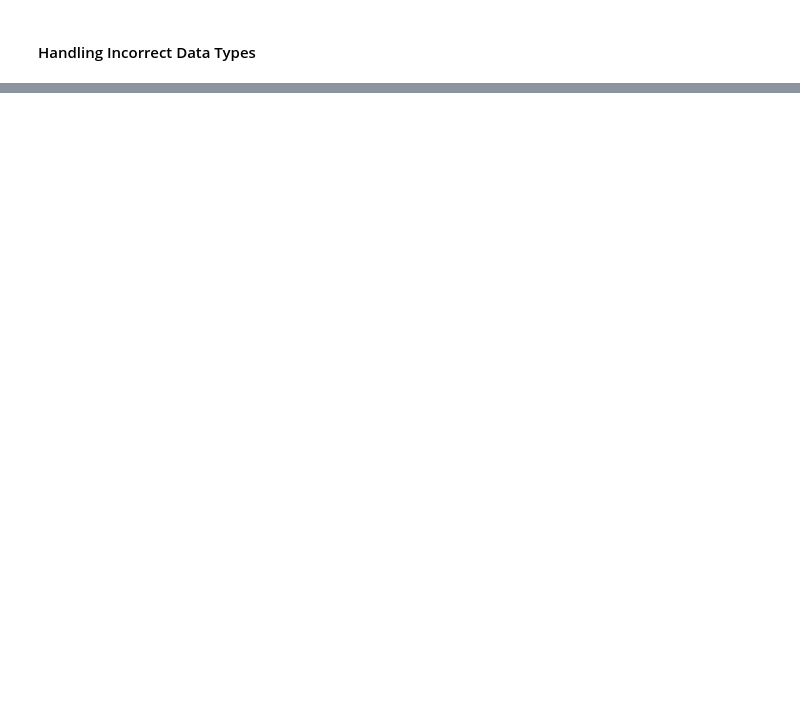
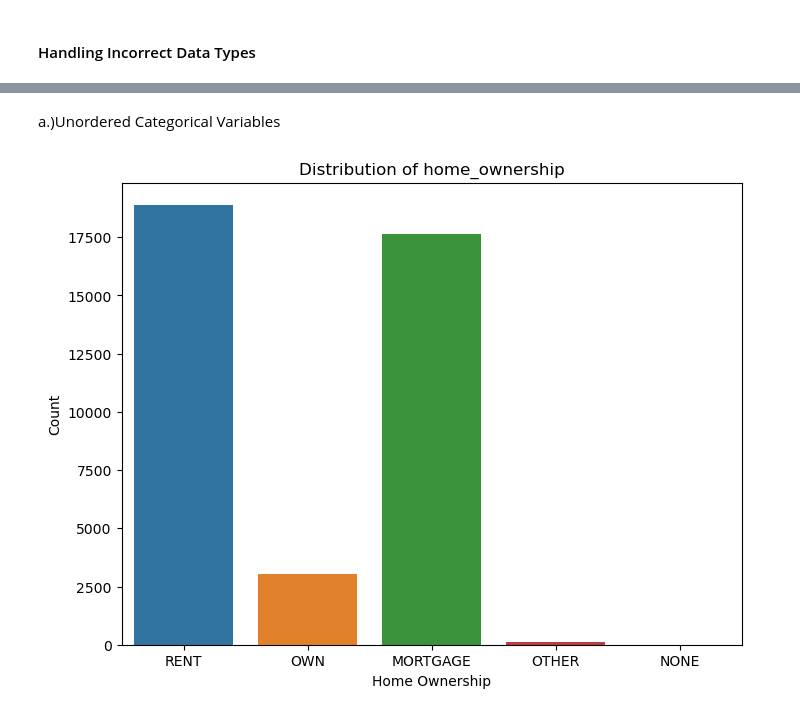
Before and after one commit to kafee651/LendingClubCaseStudy, a Jupyter notebook: LendingClubCaseStudy.ipynb, the cells around one changed output, grey strips where cells are left out. Cells and saved outputs as stored; diff of their text form; code cells hidden in the pictures; blank space fills up the shorter version.

```diff
--- a/LendingClubCaseStudy.ipynb
+++ b/LendingClubCaseStudy.ipynb
@@ -113,6 +99,8 @@ print(inp0.shape)
 
 As can be seen we have dropped 57 COLUMNS containing more than 40 percent of NULL values:
 # %%
-analysis_cols=['acc_now_delinq','addr_state', 'annual_inc','annual_inc_joint','application_type','avg_cur_bal','chargeoff_within_12_mths','delinq_2yrs','desc','emp_length','emp_title','grade','home_ownership','installment','int_rate','issue_d','loan_amnt','loan_status','mort_acc','purpose','term','tot_coll_amt','tot_cur_bal','verified_status_joint']
+#We are going to do analysis on the basis of following columns only, So rest are droped
+#['acc_now_delinq','addr_state', 'annual_inc','annual_inc_joint','application_type','avg_cur_bal','delinq_2yrs','emp_length','emp_title','grade','home_ownership','installment','int_rate','issue_d','loan_amnt','loan_status','mort_acc','purpose','term','tot_coll_amt','tot_cur_bal','verified_status_joint']
+analysis_cols=['acc_now_delinq','addr_state', 'annual_inc','annual_inc_joint','application_type','avg_cur_bal','delinq_2yrs','emp_length','emp_title','grade','home_ownership','installment','int_rate','issue_d','loan_amnt','loan_status','mort_acc','purpose','term','tot_coll_amt','tot_cur_bal','verified_status_joint']
 drop_these = list(set(list(inp0)) - set(analysis_cols))
 inp0 = inp0.drop(drop_these, axis = 1)
@@ -162,10 +143,3 @@ Imputing Missing Values
 
 - For numerical variables use mean and median
 - For categorical variables use mode
-# %%
-#Check the nulls in the Android version column again to cross-verify
-inp1['Current Ver'] = inp1['Current Ver'].fillna(inp1['Current Ver'].mode()[0])
-inp1['Current Ver'].isnull().sum()
-
-#After that do a value_counts()
-inp1['Current Ver'].value_counts()
@@ -520,0 +211,13 @@ plt.show()
+# %% [markdown]
+
+a.)Unordered Categorical Variables
+# %%
+#Distribution of home_ownership
+plt.figure(figsize=(8, 6))
+sns.countplot(x='home_ownership', data=inp1)
+plt.title('Distribution of home_ownership')
+plt.xlabel('Home Ownership')
+plt.ylabel('Count')
+plt.show()
+# %% [output]
+[figure, added]
```
Also changed, not shown: parts of 246 cells of this notebook, 3 other files.
